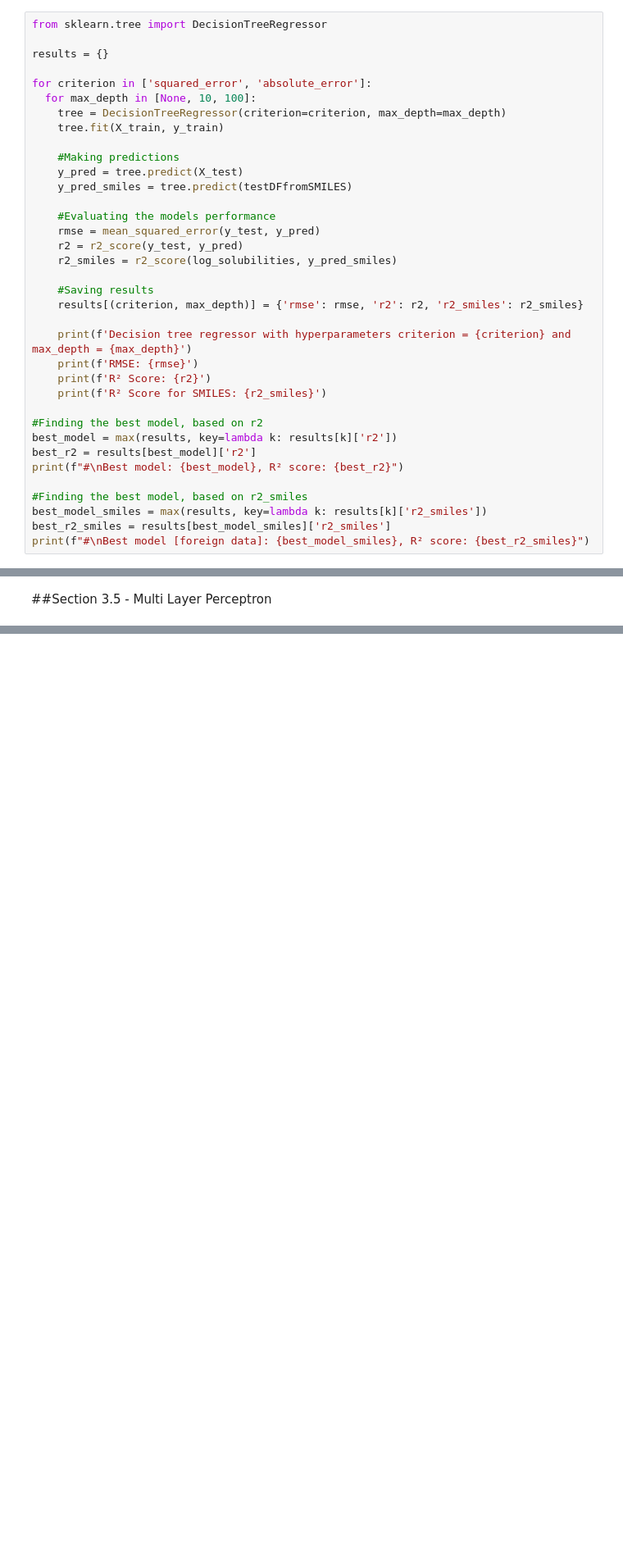
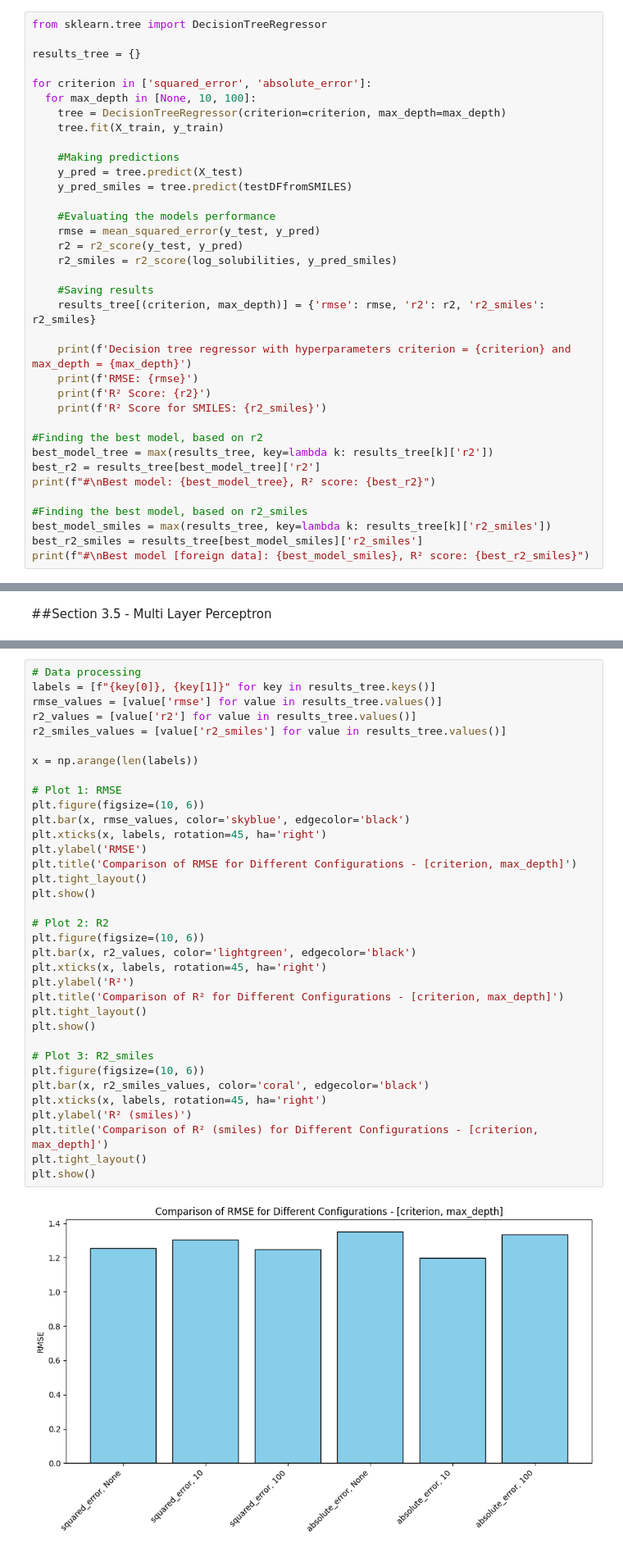
Before and after one commit to JoozG/ml-case-studies, a Jupyter notebook: SolubilityPredictor.ipynb, the cells around one changed output, grey strips where cells are left out. Shown at 82% size. Saved outputs shown, nothing was run; the diff lists cells and outputs as text; blank space fills up the shorter version.

Commit message:
Added histograms representing results of training for each model

```diff
--- a/SolubilityPredictor.ipynb
+++ b/SolubilityPredictor.ipynb
@@ -179,7 +184,7 @@ R² Score for SMILES: 0.29067202364757283
 # %%
 from sklearn.tree import DecisionTreeRegressor
 
-results = {}
+results_tree = {}
 
 for criterion in ['squared_error', 'absolute_error']:
   for max_depth in [None, 10, 100]:
@@ -196,7 +201,7 @@ for criterion in ['squared_error', 'absolute_error']:
     r2_smiles = r2_score(log_solubilities, y_pred_smiles)
 
     #Saving results
-    results[(criterion, max_depth)] = {'rmse': rmse, 'r2': r2, 'r2_smiles': r2_smiles}
+    results_tree[(criterion, max_depth)] = {'rmse': rmse, 'r2': r2, 'r2_smiles': r2_smiles}
 
     print(f'Decision tree regressor with hyperparameters criterion = {criterion} and max_depth = {max_depth}')
     print(f'RMSE: {rmse}')
@@ -204,13 +209,13 @@ for criterion in ['squared_error', 'absolute_error']:
     print(f'R² Score for SMILES: {r2_smiles}')
 
 #Finding the best model, based on r2
-best_model = max(results, key=lambda k: results[k]['r2'])
-best_r2 = results[best_model]['r2']
-print(f"#\nBest model: {best_model}, R² score: {best_r2}")
+best_model_tree = max(results_tree, key=lambda k: results_tree[k]['r2'])
+best_r2 = results_tree[best_model_tree]['r2']
+print(f"#\nBest model: {best_model_tree}, R² score: {best_r2}")
 
 #Finding the best model, based on r2_smiles
-best_model_smiles = max(results, key=lambda k: results[k]['r2_smiles'])
-best_r2_smiles = results[best_model_smiles]['r2_smiles']
+best_model_smiles = max(results_tree, key=lambda k: results_tree[k]['r2_smiles'])
+best_r2_smiles = results_tree[best_model_smiles]['r2_smiles']
 print(f"#\nBest model [foreign data]: {best_model_smiles}, R² score: {best_r2_smiles}")
 # %% [output]
 Decision tree regressor with hyperparameters criterion = squared_error and max_depth = None
@@ -444,0 +361,37 @@ Best model [foreign data]: ((128, 64), 'tanh', 'adam'), R² score: 0.69018927741
+# %%
+# Data processing
+labels = [f"{key[0]}, {key[1]}" for key in results_tree.keys()]
+rmse_values = [value['rmse'] for value in results_tree.values()]
+r2_values = [value['r2'] for value in results_tree.values()]
+r2_smiles_values = [value['r2_smiles'] for value in results_tree.values()]
+
+x = np.arange(len(labels))
+
+# Plot 1: RMSE
+plt.figure(figsize=(10, 6))
+plt.bar(x, rmse_values, color='skyblue', edgecolor='black')
+plt.xticks(x, labels, rotation=45, ha='right')
+plt.ylabel('RMSE')
+plt.title('Comparison of RMSE for Different Configurations - [criterion, max_depth]')
+plt.tight_layout()
+plt.show()
+
+# Plot 2: R2
+plt.figure(figsize=(10, 6))
+plt.bar(x, r2_values, color='lightgreen', edgecolor='black')
+plt.xticks(x, labels, rotation=45, ha='right')
+plt.ylabel('R²')
+plt.title('Comparison of R² for Different Configurations - [criterion, max_depth]')
+plt.tight_layout()
+plt.show()
+
+# Plot 3: R2_smiles
+plt.figure(figsize=(10, 6))
+plt.bar(x, r2_smiles_values, color='coral', edgecolor='black')
+plt.xticks(x, labels, rotation=45, ha='right')
+plt.ylabel('R² (smiles)')
+plt.title('Comparison of R² (smiles) for Different Configurations - [criterion, max_depth]')
+plt.tight_layout()
+plt.show()
+# %% [output]
+[figure, added]
```
Also changed, not shown: parts of 16 cells of this notebook.
